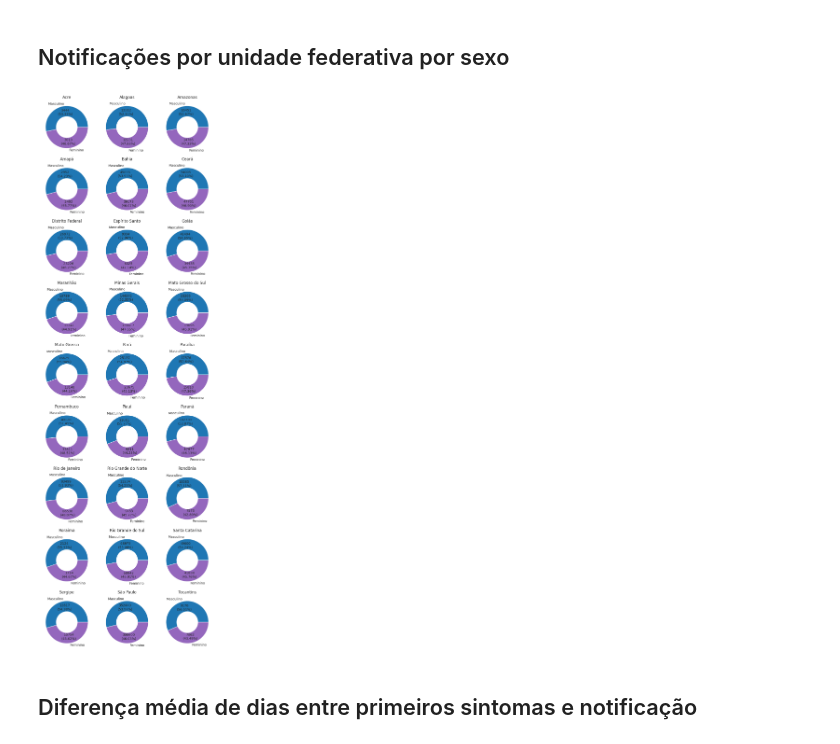
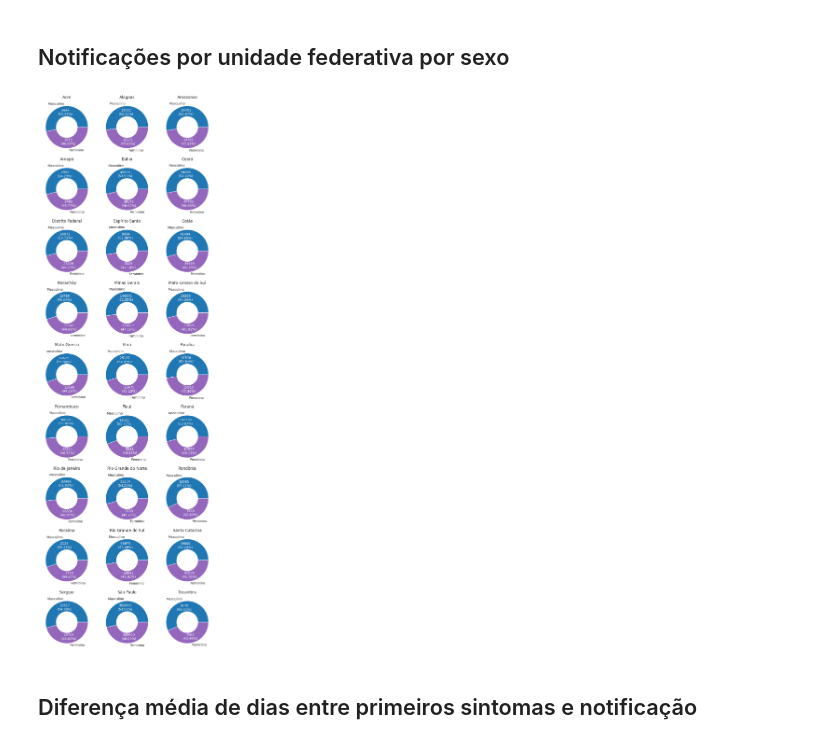
Before and after one commit to flohmannjr/PJI410, a Jupyter notebook: PJI410_analise.ipynb, the cells around one changed output. Drawn from its saved outputs; the diff is of its cells as text; code cells hidden in the pictures.

Commit message:
autotext.set_color('white')

```diff
--- a/PJI410_analise.ipynb
+++ b/PJI410_analise.ipynb
@@ -157,29 +157,31 @@ for ev_cod, ev_desc in EVOLUCOES.items():
 # %%
 colunas = 3
 linhas  = int(np.ceil(len(df_populacao) / colunas))
 
 fig, ax = plt.subplots(linhas, colunas, figsize=[8, 24])
 
 def func(pct, dados):
     return f"{int(pct / 100 * np.sum(dados))}\n({pct:0.2f}%)"
 
 for i, uf in df_populacao.iterrows():
 
     dados = uf[['NotMasculino', 'NotFeminino']]
 
-    ax[i // colunas, i % colunas].pie(dados,
-                                      labels=SEXOS.values(),
-                                      autopct=lambda pct: func(pct, dados),
-                                      pctdistance=0.7,
-                                      wedgeprops={'width': 0.5,
-                                                  'edgecolor': 'w'},
-                                      colors=CORES)
+    _, _, autotexts = ax[i // colunas, i % colunas].pie(dados,
+                                                        labels=SEXOS.values(),
+                                                        autopct=lambda pct: func(pct, dados),
+                                                        pctdistance=0.7,
+                                                        wedgeprops={'width': 0.5,
+                                                                    'edgecolor': 'w'},
+                                                        colors=CORES)
+
+    [autotext.set_color('white') for autotext in autotexts]
 
     ax[i // colunas, i % colunas].set_title(uf['Nome'])
 
 plt.tight_layout()
 # %% [output]
-[figure, old version]
+[figure, new version]
 # %% [markdown]
 ## Diferença média de dias entre primeiros sintomas e notificação
 # %%
```
Also changed, not shown: parts of 2 cells of this notebook.
